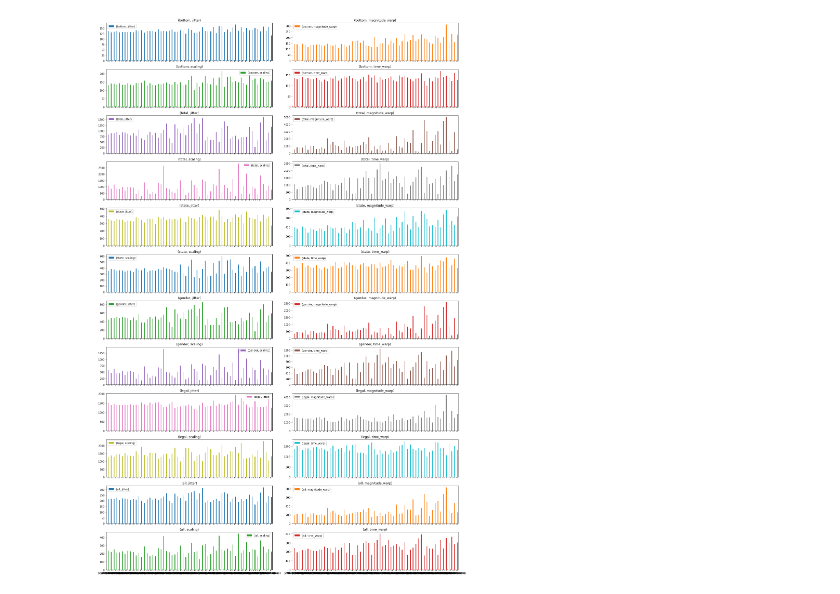
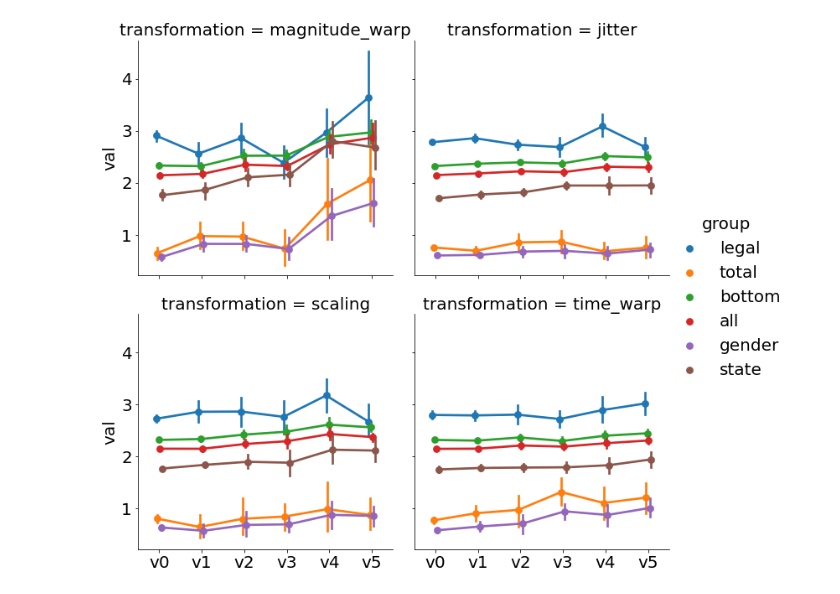
Before and after one commit to luisroque/hierarchical_ts_forecaster, a Jupyter notebook: notebooks/read_results_gpf.ipynb, the cells around one changed output. Drawn from its saved outputs; the diff is of its cells as text; code cells hidden in the pictures.

Commit message:
read results plot with errorbars

```diff
--- a/notebooks/read_results_gpf.ipynb
+++ b/notebooks/read_results_gpf.ipynb
@@ -105,5 +71,14 @@ MultiIndex([('time_warp', 'v1', 's7', 'mase'),
-# %%
-ax = df.unstack(level=0).plot(kind='bar', subplots=True, rot=0, figsize=(20, 30), layout=(12, 2))
-plt.tight_layout()
-# %% [output]
-[figure, removed]
+# %%
+df_mase = df[np.in1d(df.index.get_level_values(3), ['mase'])]
+# %%
+df_clean = df_mase.mean(level=(0,1,2)).stack(level=0).to_frame()
+# %%
+df_clean = df_clean.reset_index()
+# %%
+df_clean.columns = ['transformation', 'version', 'sample', 'group', 'val']
+# %%
+fg = sns.catplot(x='version', y='val', hue='group', kind="point", dodge=True,
+                        col='transformation',col_wrap=2, data=df_clean.sort_values('version'))
+fg.set_xlabels('');
+# %% [output]
+[figure, added]
```
Also changed, not shown: parts of 4 cells of this notebook.
